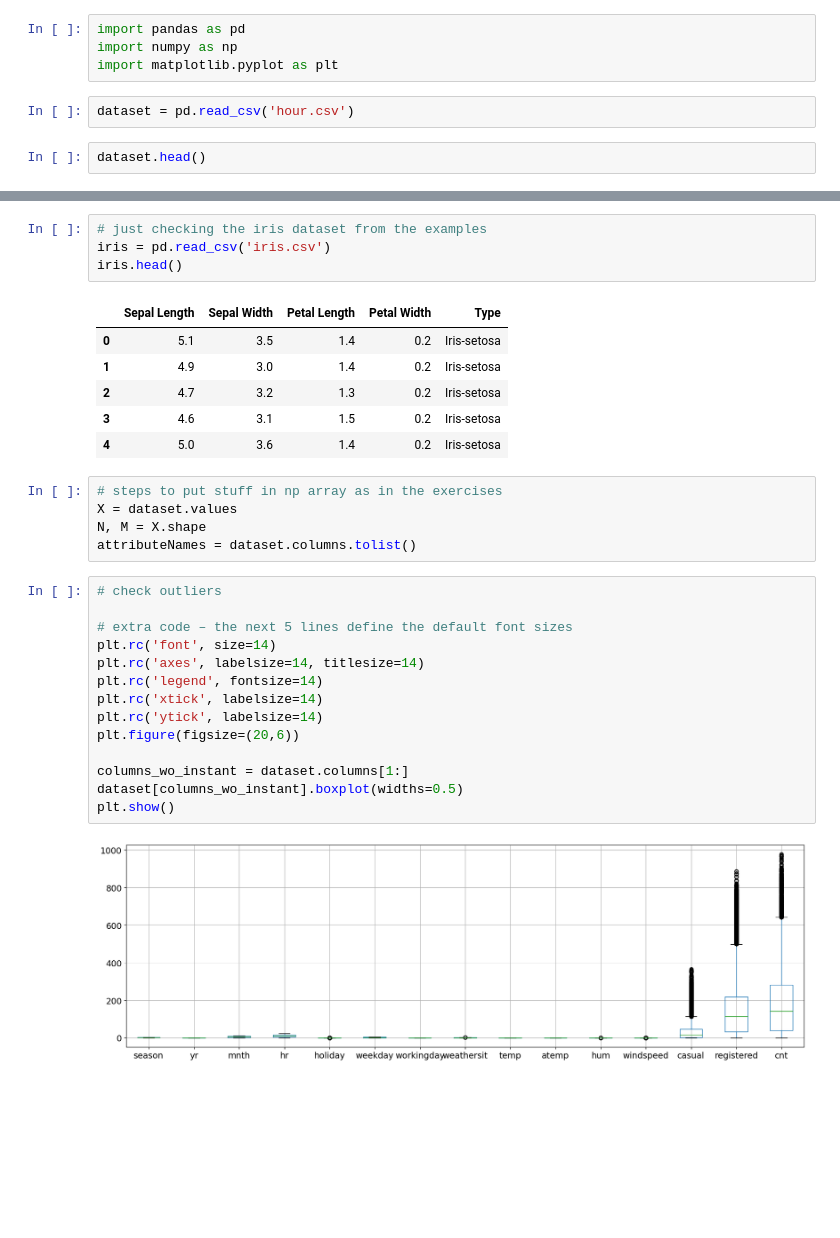
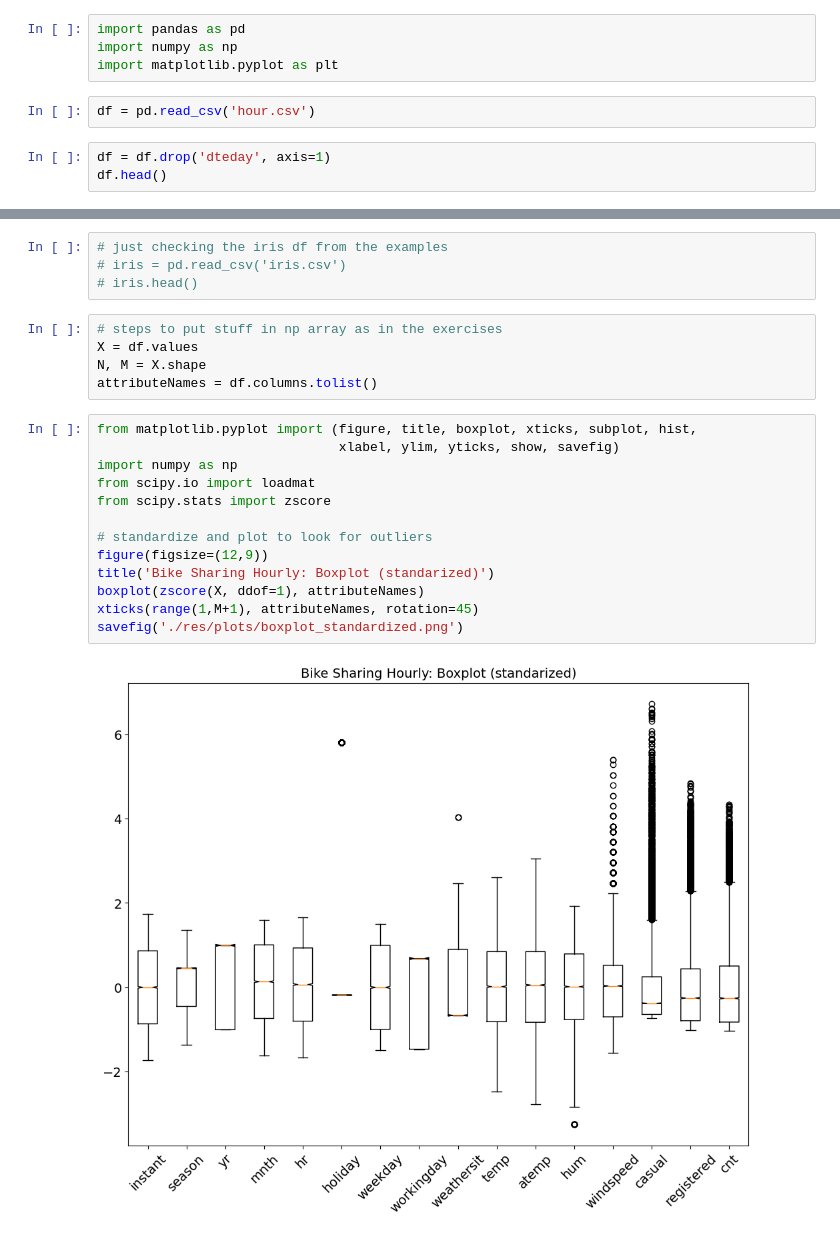
Before and after one commit to NicoloResmini/dtu-02450-projects, a Jupyter notebook: exploration.ipynb, the cells around one changed output, grey strips where cells are left out. Saved outputs shown, nothing was run; the diff lists cells and outputs as text; blank space fills up the shorter version.

Commit message:
Add plots and some  stuff in notebook

```diff
--- a/exploration.ipynb
+++ b/exploration.ipynb
@@ -3,7 +3,8 @@ import pandas as pd
 import numpy as np
 import matplotlib.pyplot as plt
 # %%
-dataset = pd.read_csv('hour.csv')
+df = pd.read_csv('hour.csv')
 # %%
-dataset.head()
+df = df.drop('dteday', axis=1)
+df.head()
 # %% [output]
@@ -31,32 +42,24 @@ Name: count, dtype: int64
 # %%
-# just checking the iris dataset from the examples
-iris = pd.read_csv('iris.csv')
-iris.head()
+# just checking the iris df from the examples
+# iris = pd.read_csv('iris.csv')
+# iris.head()
-# %% [output]
-|  | Sepal Length | Sepal Width | Petal Length | Petal Width | Type |
-| 0 | 5.1 | 3.5 | 1.4 | 0.2 | Iris-setosa |
-| 1 | 4.9 | 3.0 | 1.4 | 0.2 | Iris-setosa |
-| 2 | 4.7 | 3.2 | 1.3 | 0.2 | Iris-setosa |
-| 3 | 4.6 | 3.1 | 1.5 | 0.2 | Iris-setosa |
-| 4 | 5.0 | 3.6 | 1.4 | 0.2 | Iris-setosa |
 # %%
 # steps to put stuff in np array as in the exercises
-X = dataset.values
+X = df.values
 N, M = X.shape
-attributeNames = dataset.columns.tolist()
+attributeNames = df.columns.tolist()
 # %%
-# check outliers
+from matplotlib.pyplot import (figure, title, boxplot, xticks, subplot, hist,
+                               xlabel, ylim, yticks, show, savefig)
+import numpy as np
+from scipy.io import loadmat
+from scipy.stats import zscore
 
-# extra code – the next 5 lines define the default font sizes
-plt.rc('font', size=14)
-plt.rc('axes', labelsize=14, titlesize=14)
-plt.rc('legend', fontsize=14)
-plt.rc('xtick', labelsize=14)
-plt.rc('ytick', labelsize=14)
-plt.figure(figsize=(20,6))
-
-columns_wo_instant = dataset.columns[1:]
-dataset[columns_wo_instant].boxplot(widths=0.5)
-plt.show()
+# standardize and plot to look for outliers
+figure(figsize=(12,9))
+title('Bike Sharing Hourly: Boxplot (standarized)')
+boxplot(zscore(X, ddof=1), attributeNames)
+xticks(range(1,M+1), attributeNames, rotation=45)
+savefig('./res/plots/boxplot_standardized.png')
 # %% [output]
-[figure, old version]
+[figure, new version]
```
Also changed, not shown: parts of 13 cells of this notebook, 4 other files.
